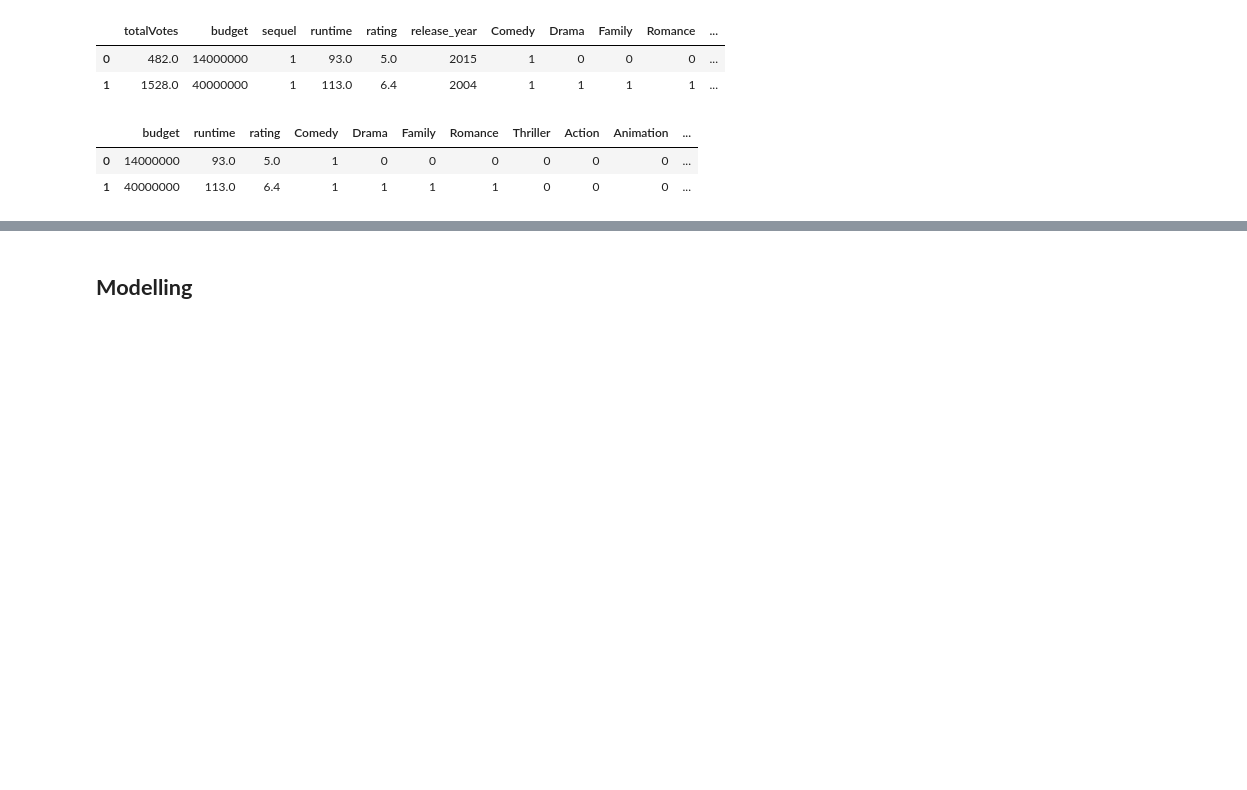
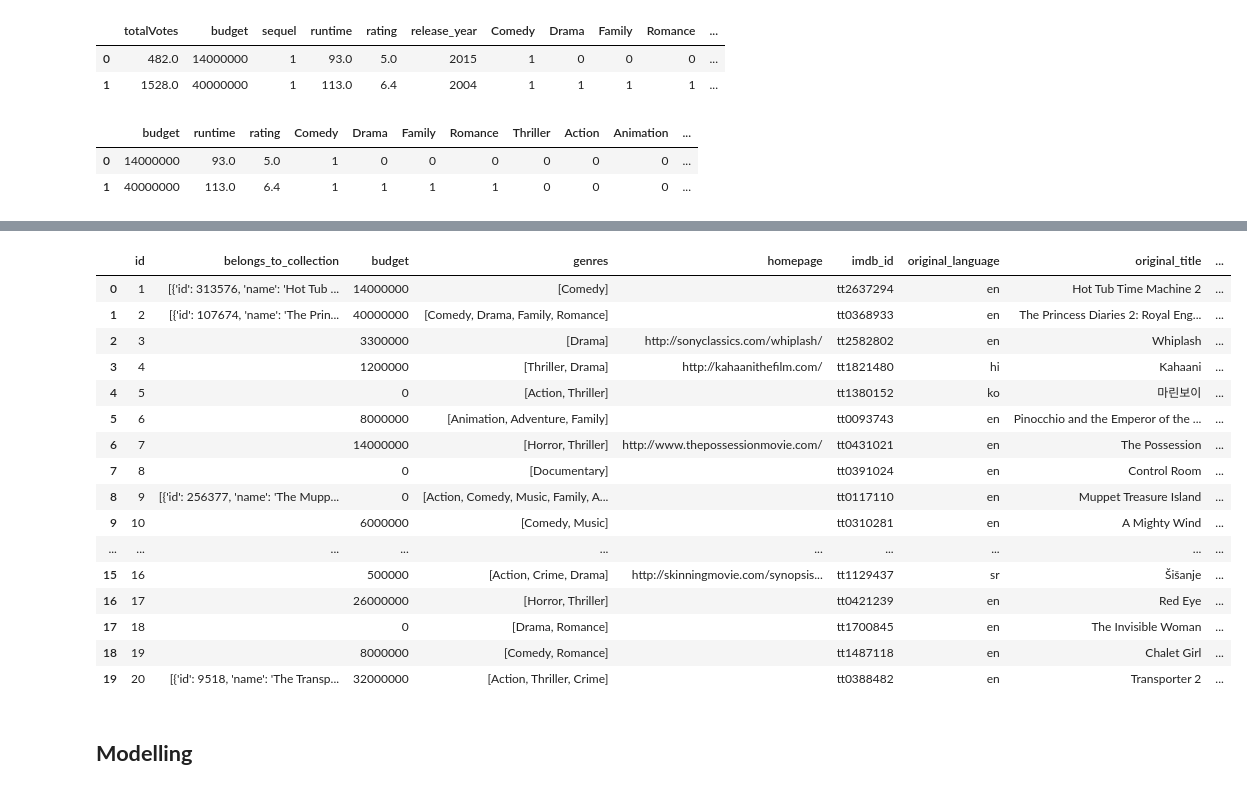
Before and after one commit to alysnow/Final-Project, a Jupyter notebook: Notebooks/MovieBase_main - AdditionalFeatures.ipynb, the cells around one changed output, grey strips where cells are left out. Cells and saved outputs as stored; diff of their text form; code cells hidden in the pictures; blank space fills up the shorter version.

```diff
--- a/Notebooks/MovieBase_main - AdditionalFeatures.ipynb
+++ b/Notebooks/MovieBase_main - AdditionalFeatures.ipynb
@@ -819,7 +827,27 @@ model_df3.shape
 # %%
 data_explore['popularity_rating'] = np.where(data_explore['popularity2'] >5, 1, 0)
 # %%
-data_explore['average_rating'] = np.where(data_explore['rating'] >5, 1, 0)
+data_explore['average_rating'] = np.where(data_explore['rating'] >5.5, 1, 0)
+# %%
+data_explore.head(20)
+# %% [output]
+|  | id | belongs_to_collection | budget | genres | homepage | imdb_id | original_language | original_title | ... |
+| 0 | 1 | [{'id': 313576, 'name': 'Hot Tub ... | 14000000 | [Comedy] |  | tt2637294 | en | Hot Tub Time Machine 2 | ... |
+| 1 | 2 | [{'id': 107674, 'name': 'The Prin... | 40000000 | [Comedy, Drama, Family, Romance] |  | tt0368933 | en | The Princess Diaries 2: Royal Eng... | ... |
+| 2 | 3 |  | 3300000 | [Drama] | http://sonyclassics.com/whiplash/ | tt2582802 | en | Whiplash | ... |
+| 3 | 4 |  | 1200000 | [Thriller, Drama] | http://kahaanithefilm.com/ | tt1821480 | hi | Kahaani | ... |
+| 4 | 5 |  | 0 | [Action, Thriller] |  | tt1380152 | ko | 마린보이 | ... |
+| 5 | 6 |  | 8000000 | [Animation, Adventure, Family] |  | tt0093743 | en | Pinocchio and the Emperor of the ... | ... |
+| 6 | 7 |  | 14000000 | [Horror, Thriller] | http://www.thepossessionmovie.com/ | tt0431021 | en | The Possession | ... |
+| 7 | 8 |  | 0 | [Documentary] |  | tt0391024 | en | Control Room | ... |
+| 8 | 9 | [{'id': 256377, 'name': 'The Mupp... | 0 | [Action, Comedy, Music, Family, A... |  | tt0117110 | en | Muppet Treasure Island | ... |
+| 9 | 10 |  | 6000000 | [Comedy, Music] |  | tt0310281 | en | A Mighty Wind | ... |
+| ... | ... | ... | ... | ... | ... | ... | ... | ... | ... |
+| 15 | 16 |  | 500000 | [Action, Crime, Drama] | http://skinningmovie.com/synopsis... | tt1129437 | sr | Šišanje | ... |
+| 16 | 17 |  | 26000000 | [Horror, Thriller] |  | tt0421239 | en | Red Eye | ... |
+| 17 | 18 |  | 0 | [Drama, Romance] |  | tt1700845 | en | The Invisible Woman | ... |
+| 18 | 19 |  | 8000000 | [Comedy, Romance] |  | tt1487118 | en | Chalet Girl | ... |
+| 19 | 20 | [{'id': 9518, 'name': 'The Transp... | 32000000 | [Action, Thriller, Crime] |  | tt0388482 | en | Transporter 2 | ... |
 # %% [markdown]
 ## **Modelling**
 # %% [markdown]
```
Also changed, not shown: parts of 9 cells of this notebook, 4 other files.
